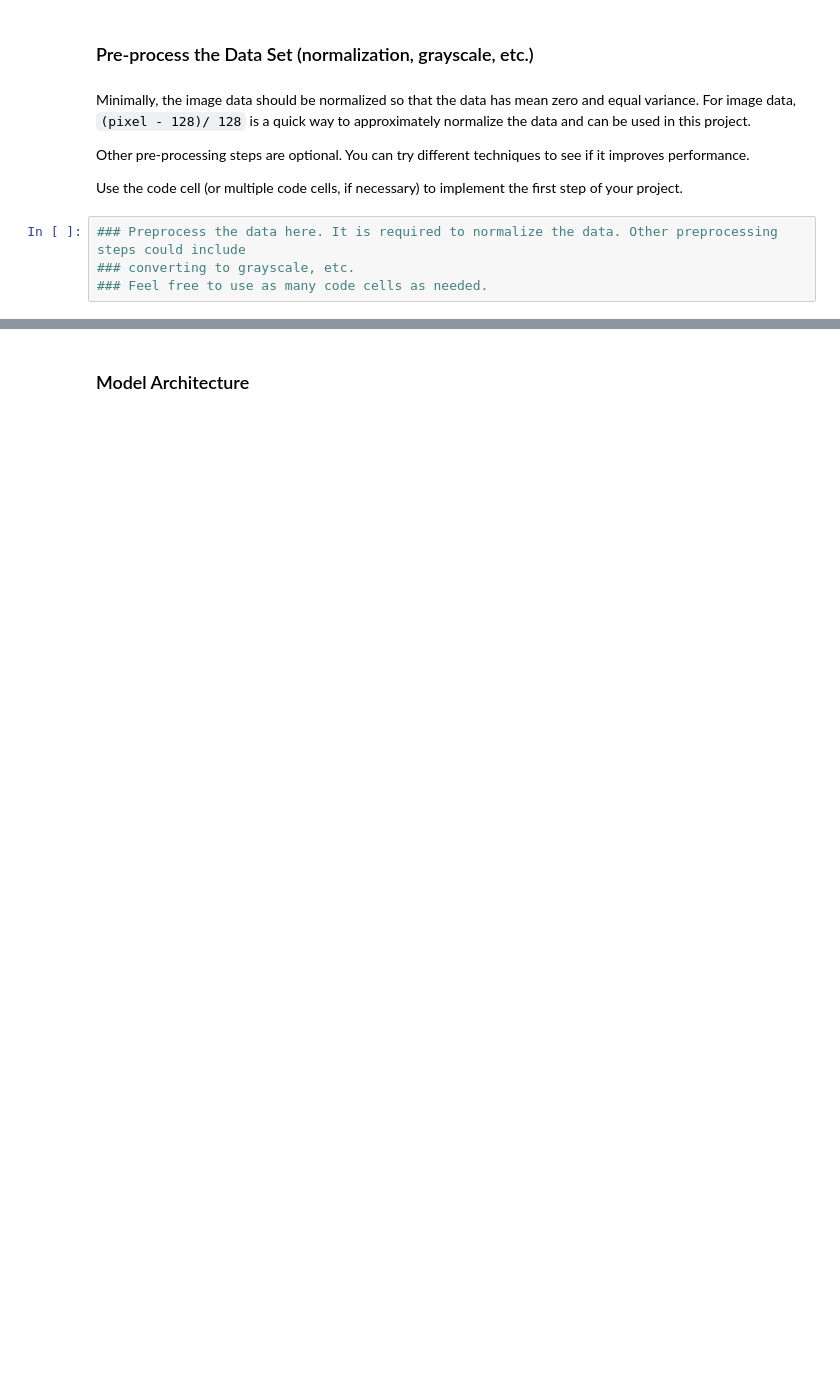
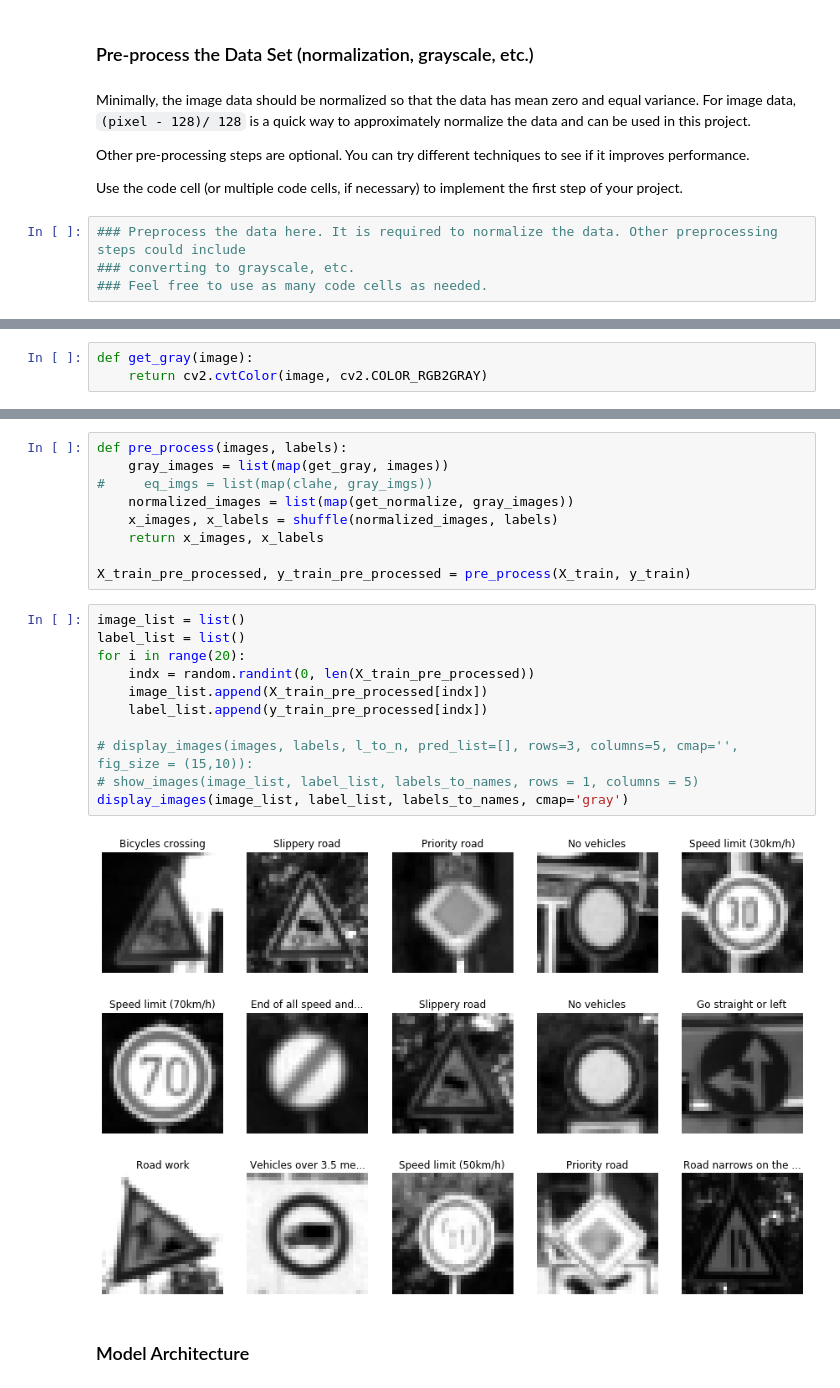
Before and after one commit to aliasaswad/CarND-Traffic-Sign-Classifier-P3, a Jupyter notebook: Traffic_Sign_Classifier.ipynb, the cells around one changed output, grey strips where cells are left out. Saved outputs shown, nothing was run; the diff lists cells and outputs as text; blank space fills up the shorter version.

Commit message:
pre_process

```diff
--- a/Traffic_Sign_Classifier.ipynb
+++ b/Traffic_Sign_Classifier.ipynb
@@ -260,0 +341,3 @@ Use the code cell (or multiple code cells, if necessary) to implement the first
+# %%
+def get_gray(image):
+    return cv2.cvtColor(image, cv2.COLOR_RGB2GRAY)
@@ -261,3 +390,25 @@ Use the code cell (or multiple code cells, if necessary) to implement the first
+# %%
+def pre_process(images, labels):
+    gray_images = list(map(get_gray, images))
+#     eq_imgs = list(map(clahe, gray_imgs))
+    normalized_images = list(map(get_normalize, gray_images))
+    x_images, x_labels = shuffle(normalized_images, labels)
+    return x_images, x_labels
+
+X_train_pre_processed, y_train_pre_processed = pre_process(X_train, y_train)
+# %%
+image_list = list()
+label_list = list()
+for i in range(20):
+    indx = random.randint(0, len(X_train_pre_processed))
+    image_list.append(X_train_pre_processed[indx])
+    label_list.append(y_train_pre_processed[indx])
+
+# display_images(images, labels, l_to_n, pred_list=[], rows=3, columns=5, cmap='', fig_size = (15,10)):
+# show_images(image_list, label_list, labels_to_names, rows = 1, columns = 5)
+display_images(image_list, label_list, labels_to_names, cmap='gray')
+# %% [output]
+[figure, added]
 # %% [markdown]
 ### Model Architecture
 # %%
```
Also changed, not shown: parts of 18 cells of this notebook.
